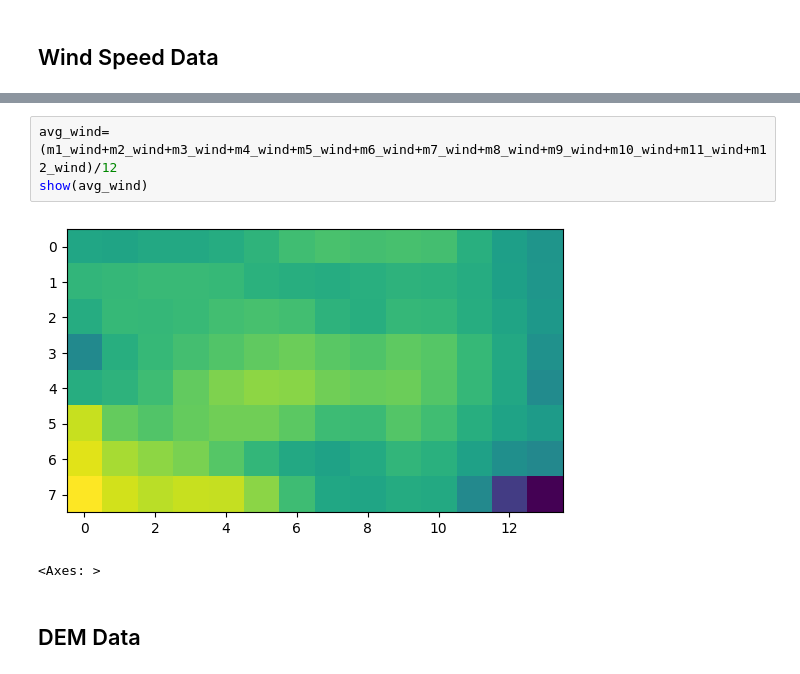
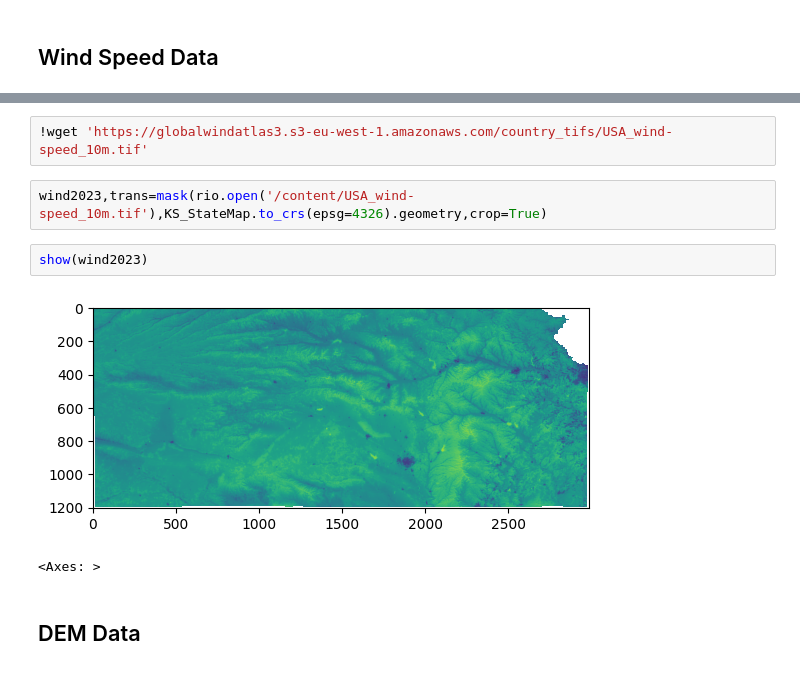
Before and after one commit to chad-fisher/KansasWind, a Jupyter notebook: Kansas_Windfarms.ipynb, the cells around one changed output, grey strips where cells are left out. Saved outputs shown, nothing was run; the diff lists cells and outputs as text.

```diff
--- a/Kansas_Windfarms.ipynb
+++ b/Kansas_Windfarms.ipynb
@@ -217,8 +202,11 @@ for i in np.arange(1,9):
-# %%
-avg_wind=(m1_wind+m2_wind+m3_wind+m4_wind+m5_wind+m6_wind+m7_wind+m8_wind+m9_wind+m10_wind+m11_wind+m12_wind)/12
-show(avg_wind)
-# %% [output]
-[figure, removed]
-<Axes: >
+# %%
+!wget 'https://globalwindatlas3.s3-eu-west-1.amazonaws.com/country_tifs/USA_wind-speed_10m.tif'
+# %%
+wind2023,trans=mask(rio.open('/content/USA_wind-speed_10m.tif'),KS_StateMap.to_crs(epsg=4326).geometry,crop=True)
+# %%
+show(wind2023)
+# %% [output]
+[figure, added]
+<Axes: >
 # %% [markdown]
 ## DEM Data
```
Also changed, not shown: parts of 38 cells of this notebook.
